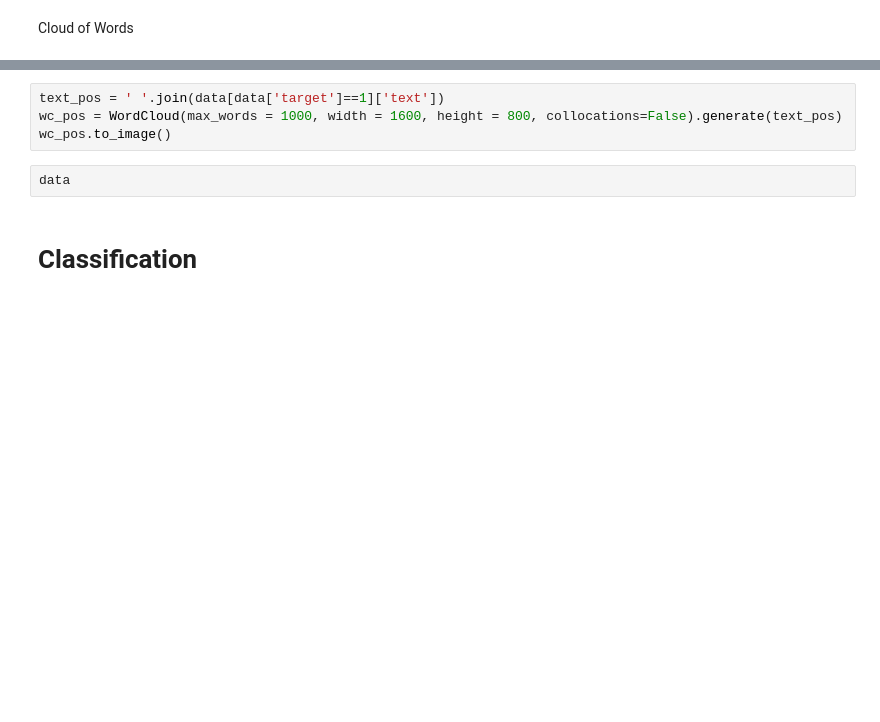
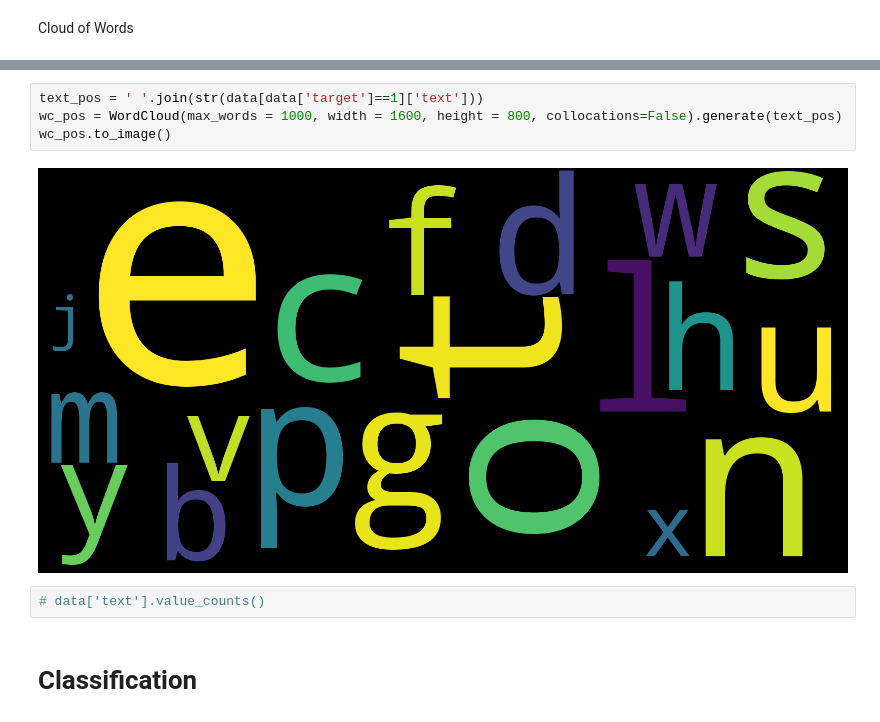
Before and after one commit to tom-ek-repo/colab, a Jupyter notebook: ZUM-NLP-pro-29231.ipynb, the cells around one changed output, grey strips where cells are left out. Drawn from its saved outputs; the diff is of its cells as text; blank space fills up the shorter version.

```diff
--- a/ZUM-NLP-pro-29231.ipynb
+++ b/ZUM-NLP-pro-29231.ipynb
@@ -141,9 +165,11 @@ wc_neg.to_image()
 # %%
-text_pos = ' '.join(data[data['target']==1]['text'])
+text_pos = ' '.join(str(data[data['target']==1]['text']))
 wc_pos = WordCloud(max_words = 1000, width = 1600, height = 800, collocations=False).generate(text_pos)
 wc_pos.to_image()
+# %% [output]
+[figure, added]
-# %%
-data
+# %%
+# data['text'].value_counts()
 # %% [markdown]
 # Classification
 # %%
```
Also changed, not shown: parts of 28 cells of this notebook.
